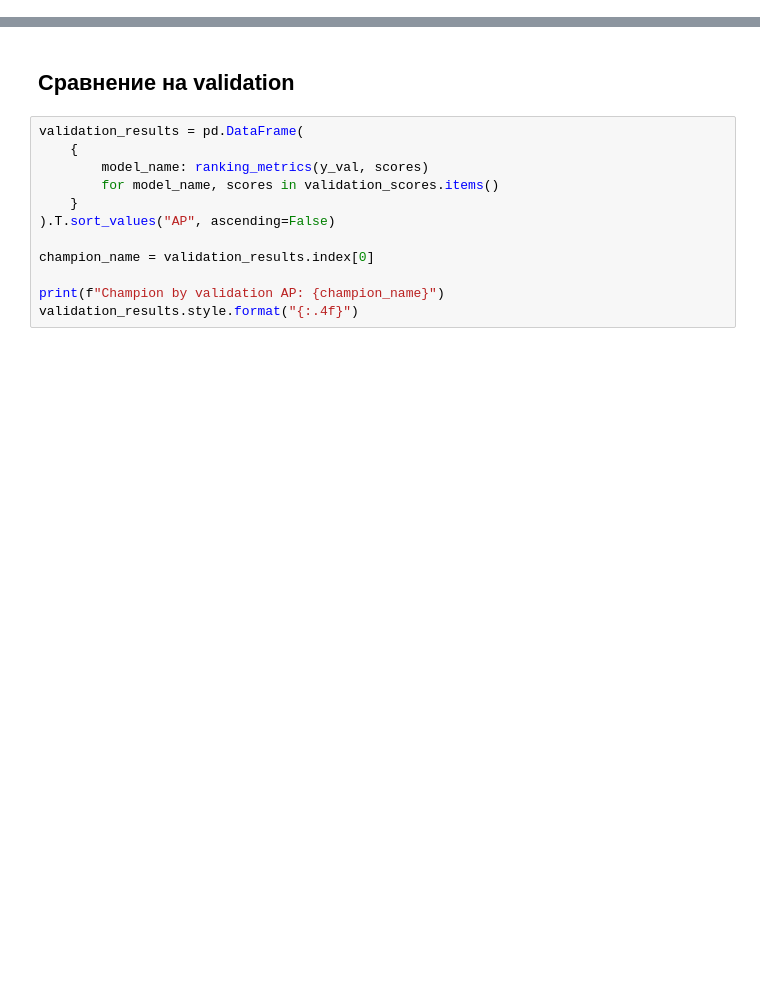
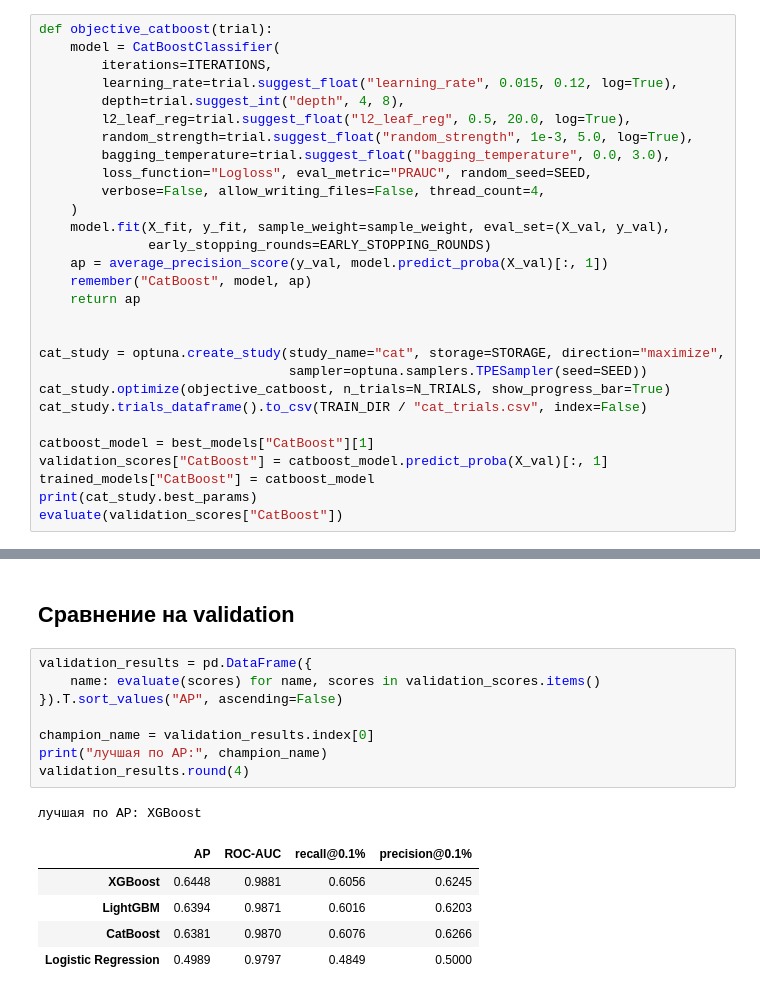
Before and after one commit to WSL-AI/AML, a Jupyter notebook: notebooks/03_training.ipynb, the cells around one changed output, grey strips where cells are left out. Drawn from its saved outputs; the diff is of its cells as text; blank space fills up the shorter version.

```diff
--- a/notebooks/03_training.ipynb
+++ b/notebooks/03_training.ipynb
@@ -469,0 +144,29 @@ ranking_metrics(y_val, validation_scores["XGBoost"])
+# %%
+def objective_catboost(trial):
+    model = CatBoostClassifier(
+        iterations=ITERATIONS,
+        learning_rate=trial.suggest_float("learning_rate", 0.015, 0.12, log=True),
+        depth=trial.suggest_int("depth", 4, 8),
+        l2_leaf_reg=trial.suggest_float("l2_leaf_reg", 0.5, 20.0, log=True),
+        random_strength=trial.suggest_float("random_strength", 1e-3, 5.0, log=True),
+        bagging_temperature=trial.suggest_float("bagging_temperature", 0.0, 3.0),
+        loss_function="Logloss", eval_metric="PRAUC", random_seed=SEED,
+        verbose=False, allow_writing_files=False, thread_count=4,
+    )
+    model.fit(X_fit, y_fit, sample_weight=sample_weight, eval_set=(X_val, y_val),
+              early_stopping_rounds=EARLY_STOPPING_ROUNDS)
+    ap = average_precision_score(y_val, model.predict_proba(X_val)[:, 1])
+    remember("CatBoost", model, ap)
+    return ap
+
+
+cat_study = optuna.create_study(study_name="cat", storage=STORAGE, direction="maximize",
+                                sampler=optuna.samplers.TPESampler(seed=SEED))
+cat_study.optimize(objective_catboost, n_trials=N_TRIALS, show_progress_bar=True)
+cat_study.trials_dataframe().to_csv(TRAIN_DIR / "cat_trials.csv", index=False)
+
+catboost_model = best_models["CatBoost"][1]
+validation_scores["CatBoost"] = catboost_model.predict_proba(X_val)[:, 1]
+trained_models["CatBoost"] = catboost_model
+print(cat_study.best_params)
+evaluate(validation_scores["CatBoost"])
@@ -470,14 +266,17 @@ ranking_metrics(y_val, validation_scores["XGBoost"])
 # %% [markdown]
 ## Сравнение на validation
 # %%
-validation_results = pd.DataFrame(
-    {
-        model_name: ranking_metrics(y_val, scores)
-        for model_name, scores in validation_scores.items()
-    }
-).T.sort_values("AP", ascending=False)
+validation_results = pd.DataFrame({
+    name: evaluate(scores) for name, scores in validation_scores.items()
+}).T.sort_values("AP", ascending=False)
 
 champion_name = validation_results.index[0]
-
-print(f"Champion by validation AP: {champion_name}")
-validation_results.style.format("{:.4f}")
+print("лучшая по AP:", champion_name)
+validation_results.round(4)
+# %% [output]
+лучшая по AP: XGBoost
+|  | AP | ROC-AUC | recall@0.1% | precision@0.1% |
+| XGBoost | 0.6448 | 0.9881 | 0.6056 | 0.6245 |
+| LightGBM | 0.6394 | 0.9871 | 0.6016 | 0.6203 |
+| CatBoost | 0.6381 | 0.9870 | 0.6076 | 0.6266 |
+| Logistic Regression | 0.4989 | 0.9797 | 0.4849 | 0.5000 |
```
Also changed, not shown: parts of 48 cells of this notebook, 6 other files.
